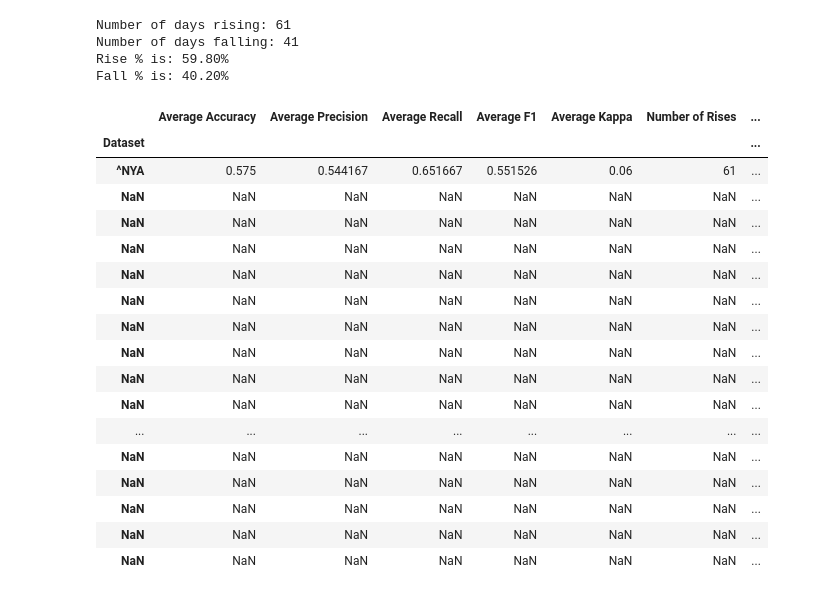
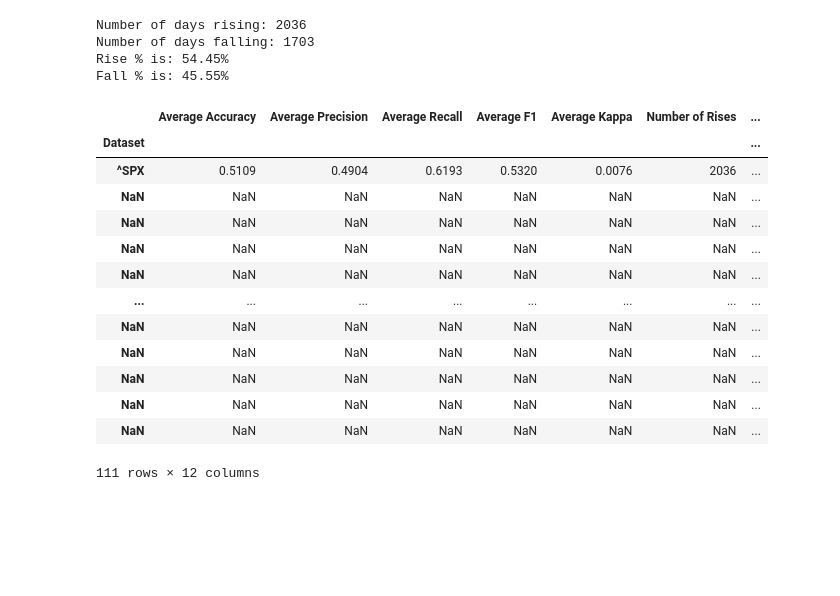
Before and after one commit to sam-tompkins/Sam-Tompkins-Public-Repository, a Jupyter notebook: irp_pipeline_nocuda_nocv.ipynb, the cells around one changed output. Saved outputs shown, nothing was run; the diff lists cells and outputs as text; code cells hidden in the pictures; blank space fills up the shorter version.

Commit message:
results

```diff
--- a/irp_pipeline_nocuda_nocv.ipynb
+++ b/irp_pipeline_nocuda_nocv.ipynb
@@ -12,8 +12,6 @@ from sklearn.model_selection import TimeSeriesSplit
 from sklearn.metrics import accuracy_score, precision_score, recall_score, f1_score, cohen_kappa_score
 import seaborn as sns
 from statsmodels.stats.outliers_influence import variance_inflation_factor
-from torchsummary import summary
-from torchviz import make_dot
 
 root = tk.Tk()
 root.wm_attributes('-topmost', 1)
@@ -89,7 +87,7 @@ def prep(dataset):
 
     final_dataset = merge_final.dropna()
 
-    time_shifted = final_dataset.resample('M').asfreq().dropna().head(102)
+    time_shifted = final_dataset#.resample('M').asfreq().dropna()
 
     features = ['Open', 'High', 'Low', 'Close', 'Adj Close', 'Volume', 'CPI',
                 'Mortgage_rate', 'Unemp_rate', 'disposable_income','GVZ', 'OVX', 'VVIX',
@@ -104,3 +102,5 @@ def prep(dataset):
 file_path = filedialog.askopenfilename(parent=root, title="Select A File")
 ticker = pd.read_csv(file_path)
 ticker, scaler = prep(ticker)
+
+ticker
@@ -107,6 +132,4 @@ ticker, scaler = prep(ticker)
 # %%
-pd.options.display.float_format = '{:.4f}'.format
-
 vif_ticker = pd.DataFrame()
 features = ticker[['Close', 'Volume', 'CPI',
                 'Mortgage_rate', 'Unemp_rate', 'disposable_income','GVZ', 'OVX', 'VVIX',
@@ -297,40 +322,35 @@ print(f'Number of days falling: {fall}')
 print(f'Rise % is: {rise_per:.2f}%')
 print(f'Fall % is: {fall_per:.2f}%')
 # %% [output]
-Number of days rising: 61
-Number of days falling: 41
-Rise % is: 59.80%
-Fall % is: 40.20%
+Number of days rising: 2036
+Number of days falling: 1703
+Rise % is: 54.45%
+Fall % is: 45.55%
 # %%
 results = pd.DataFrame(columns=['Dataset', 'Average Accuracy', 'Average Precision',
                                 'Average Recall', 'Average F1', 'Average Kappa', 'Number of Rises',
                                 'Number of Falls', 'Rise %', 'Fall %'])
 
 datatset_name = (file_path.split('/')[-1].split('.')[0])
 
 metrics = {'Dataset': datatset_name ,'Average Accuracy': avg_accuracy,
            'Average Precision': avg_precision, 'Average Recall': avg_recall,
            'Average F1': avg_f1, 'Average Kappa': avg_kappa, 'Number of Rises': rise, 'Number of Falls': fall,
            'Rise %': rise_per, 'Fall %': fall_per}
 
 export_results = results._append(metrics, ignore_index=True)
 
 export_results = pd.concat([export_results, losses], ignore_index=True)
 
 export_results.set_index('Dataset', inplace=True)
 
-export_results.to_csv(r"C:\Users\samto\Desktop\IRP DATA-20240724T195545Z-001\IRP DATA\\" + datatset_name + '_MONTHLY_LOSS.csv')
+export_results.to_csv(r"C:\Users\samto\Desktop\IRP DATA-20240724T195545Z-001\results\\" + datatset_name + '_DAILY_LOSS.csv')
 
 export_results
 # %% [output]
 |  | Average Accuracy | Average Precision | Average Recall | Average F1 | Average Kappa | Number of Rises | ... |
 | Dataset |  |  |  |  |  |  | ... |
-| ^NYA | 0.575 | 0.544167 | 0.651667 | 0.551526 | 0.06 | 61 | ... |
-| NaN | NaN | NaN | NaN | NaN | NaN | NaN | ... |
-| NaN | NaN | NaN | NaN | NaN | NaN | NaN | ... |
-| NaN | NaN | NaN | NaN | NaN | NaN | NaN | ... |
-| NaN | NaN | NaN | NaN | NaN | NaN | NaN | ... |
-| NaN | NaN | NaN | NaN | NaN | NaN | NaN | ... |
+| ^SPX | 0.5109 | 0.4904 | 0.6193 | 0.5320 | 0.0076 | 2036 | ... |
 | NaN | NaN | NaN | NaN | NaN | NaN | NaN | ... |
 | NaN | NaN | NaN | NaN | NaN | NaN | NaN | ... |
 | NaN | NaN | NaN | NaN | NaN | NaN | NaN | ... |
@@ -341,3 +361,4 @@ export_results
 | NaN | NaN | NaN | NaN | NaN | NaN | NaN | ... |
 | NaN | NaN | NaN | NaN | NaN | NaN | NaN | ... |
 | NaN | NaN | NaN | NaN | NaN | NaN | NaN | ... |
+111 rows × 12 columns
```
Also changed, not shown: parts of 2 cells of this notebook.
